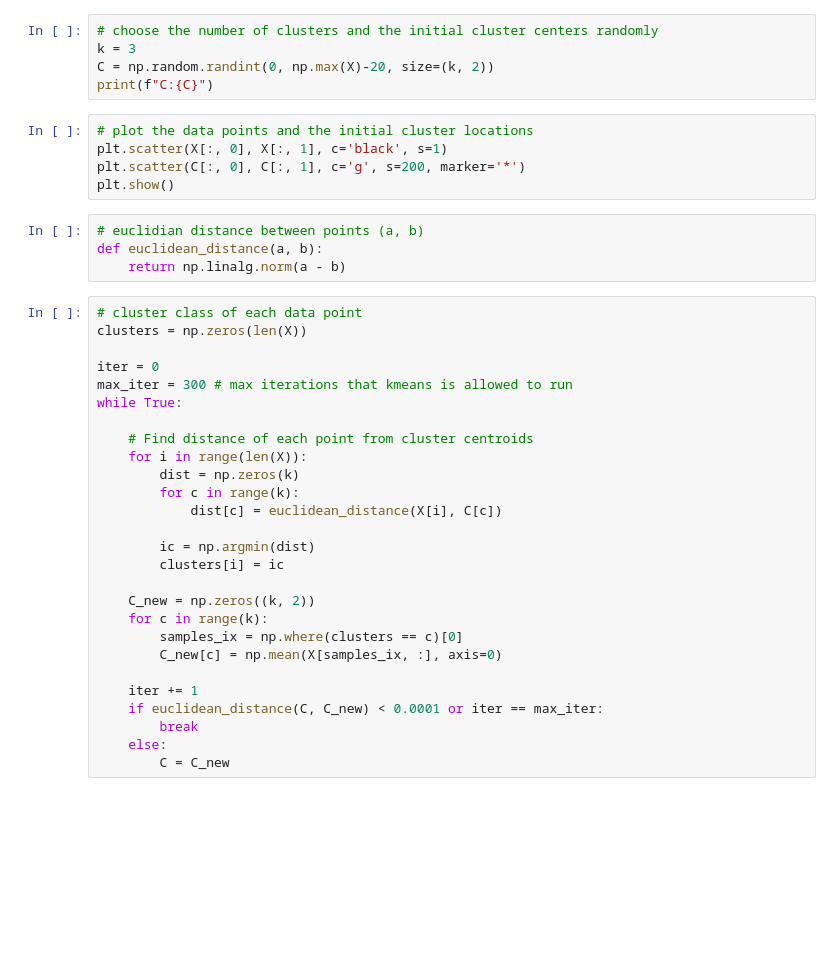
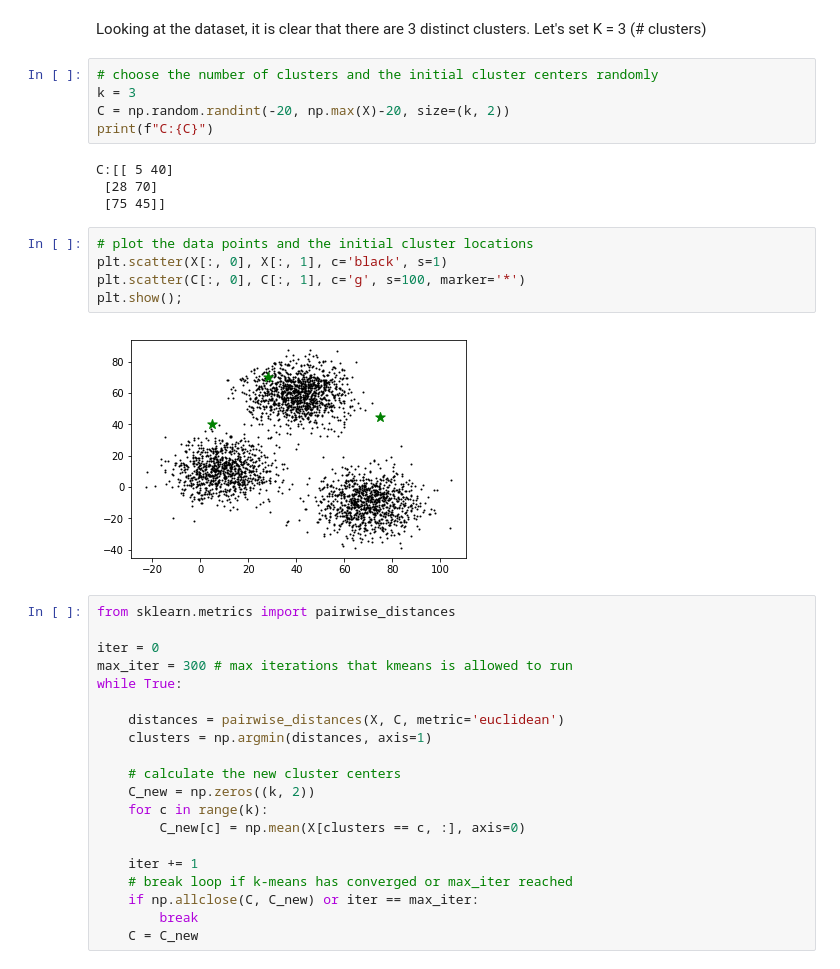
Before and after one commit to arnabid/datascience-kernels, a Jupyter notebook: kmeans from scratch.ipynb, the cells around one changed output. Saved outputs shown, nothing was run; the diff lists cells and outputs as text; blank space fills up the shorter version.

```diff
--- a/kmeans from scratch.ipynb
+++ b/kmeans from scratch.ipynb
@@ -15,44 +36,41 @@ plt.show()
+# %% [markdown]
+Looking at the dataset, it is clear that there are 3 distinct clusters. Let's set K = 3 (# clusters)
 # %%
 # choose the number of clusters and the initial cluster centers randomly
 k = 3
-C = np.random.randint(0, np.max(X)-20, size=(k, 2))
+C = np.random.randint(-20, np.max(X)-20, size=(k, 2))
 print(f"C:{C}")
+# %% [output]
+C:[[ 5 40]
+ [28 70]
+ [75 45]]
 # %%
 # plot the data points and the initial cluster locations
 plt.scatter(X[:, 0], X[:, 1], c='black', s=1)
-plt.scatter(C[:, 0], C[:, 1], c='g', s=200, marker='*')
-plt.show()
+plt.scatter(C[:, 0], C[:, 1], c='g', s=100, marker='*')
+plt.show();
+# %% [output]
+[figure, added]
-# %%
-# euclidian distance between points (a, b)
-def euclidean_distance(a, b):
-    return np.linalg.norm(a - b)
 # %%
-# cluster class of each data point
-clusters = np.zeros(len(X))
+from sklearn.metrics import pairwise_distances
 
 iter = 0
 max_iter = 300 # max iterations that kmeans is allowed to run
 while True:
 
-    # Find distance of each point from cluster centroids
-    for i in range(len(X)):
-        dist = np.zeros(k)
-        for c in range(k):
-            dist[c] = euclidean_distance(X[i], C[c])
+    distances = pairwise_distances(X, C, metric='euclidean')
+    clusters = np.argmin(distances, axis=1)
 
-        ic = np.argmin(dist)
-        clusters[i] = ic
-
+    # calculate the new cluster centers
     C_new = np.zeros((k, 2))
     for c in range(k):
-        samples_ix = np.where(clusters == c)[0]
-        C_new[c] = np.mean(X[samples_ix, :], axis=0)
+        C_new[c] = np.mean(X[clusters == c, :], axis=0)
 
     iter += 1
-    if euclidean_distance(C, C_new) < 0.0001 or iter == max_iter:
+    # break loop if k-means has converged or max_iter reached
+    if np.allclose(C, C_new) or iter == max_iter:
         break
-    else:
-        C = C_new
+    C = C_new
 # %%
 # final clusters are stored in C
 print(f"Clusters = {C}")
```
Also changed, not shown: parts of 7 cells of this notebook.
